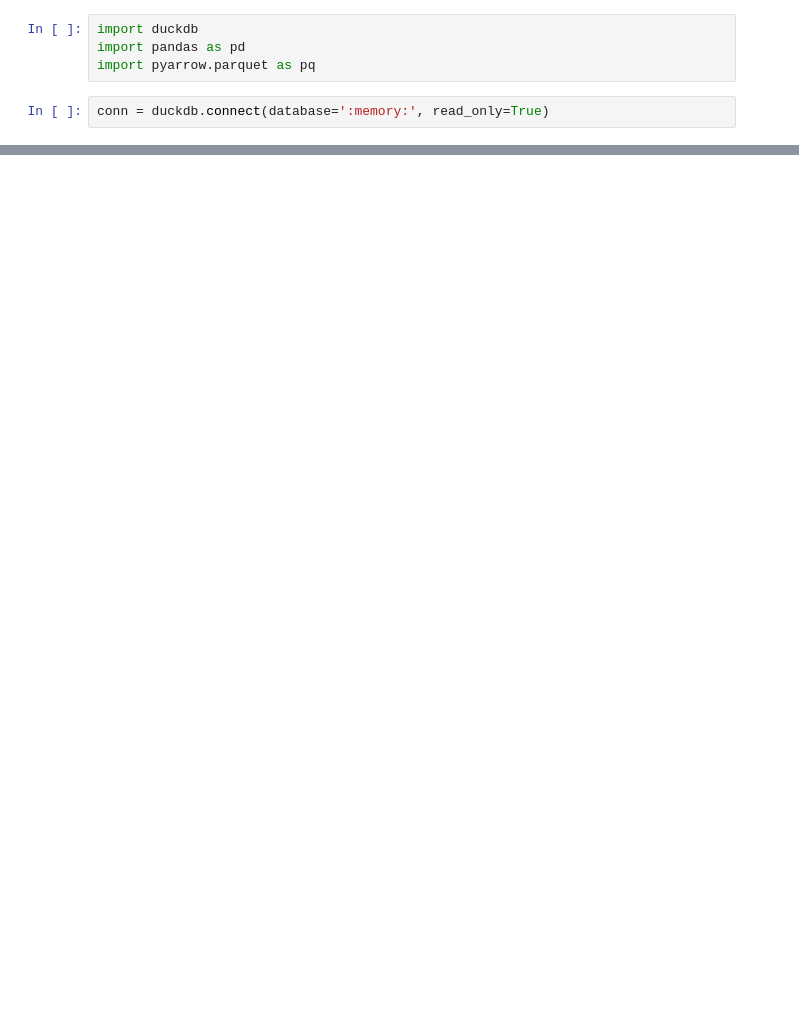
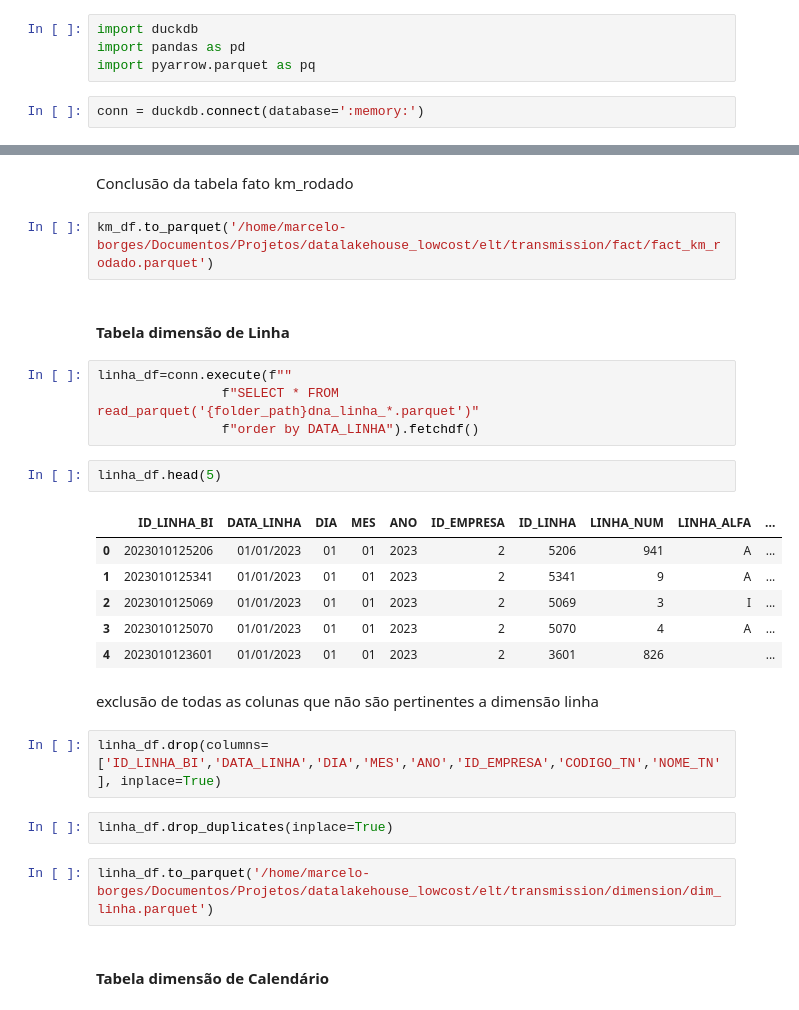
Before and after one commit to marcelopborges/datalakehouse_lowcost, a Jupyter notebook: notebooks/eda.ipynb, the cells around one changed output, grey strips where cells are left out. Drawn from its saved outputs; the diff is of its cells as text; blank space fills up the shorter version.

Commit message:
feat(eda.ipynb): conclusão do notebook de transformação e geração dos arquivos

```diff
--- a/notebooks/eda.ipynb
+++ b/notebooks/eda.ipynb
@@ -3,4 +3,4 @@ import duckdb
 import pandas as pd
 import pyarrow.parquet as pq
 # %%
-conn = duckdb.connect(database=':memory:', read_only=True)
+conn = duckdb.connect(database=':memory:')
@@ -13,0 +147,29 @@ for file in files:
+# %% [markdown]
+Conclusão da tabela fato km_rodado
+# %%
+km_df.to_parquet('/home/marcelo-borges/Documentos/Projetos/datalakehouse_lowcost/elt/transmission/fact/fact_km_rodado.parquet')
+# %% [markdown]
+#### Tabela dimensão de Linha
+# %%
+linha_df=conn.execute(f""
+                f"SELECT * FROM read_parquet('{folder_path}dna_linha_*.parquet')"
+                f"order by DATA_LINHA").fetchdf()
+# %%
+linha_df.head(5)
+# %% [output]
+|  | ID_LINHA_BI | DATA_LINHA | DIA | MES | ANO | ID_EMPRESA | ID_LINHA | LINHA_NUM | LINHA_ALFA | ... |
+| 0 | 2023010125206 | 01/01/2023 | 01 | 01 | 2023 | 2 | 5206 | 941 | A | ... |
+| 1 | 2023010125341 | 01/01/2023 | 01 | 01 | 2023 | 2 | 5341 | 9 | A | ... |
+| 2 | 2023010125069 | 01/01/2023 | 01 | 01 | 2023 | 2 | 5069 | 3 | I | ... |
+| 3 | 2023010125070 | 01/01/2023 | 01 | 01 | 2023 | 2 | 5070 | 4 | A | ... |
+| 4 | 2023010123601 | 01/01/2023 | 01 | 01 | 2023 | 2 | 3601 | 826 |  | ... |
+# %% [markdown]
+exclusão de todas as colunas que não são pertinentes a dimensão linha
+# %%
+linha_df.drop(columns=['ID_LINHA_BI','DATA_LINHA','DIA','MES','ANO','ID_EMPRESA','CODIGO_TN','NOME_TN'], inplace=True)
+# %%
+linha_df.drop_duplicates(inplace=True)
+# %%
+linha_df.to_parquet('/home/marcelo-borges/Documentos/Projetos/datalakehouse_lowcost/elt/transmission/dimension/dim_linha.parquet')
+# %% [markdown]
+#### Tabela dimensão de Calendário
```
Also changed, not shown: parts of 41 cells of this notebook, 5 other files.
